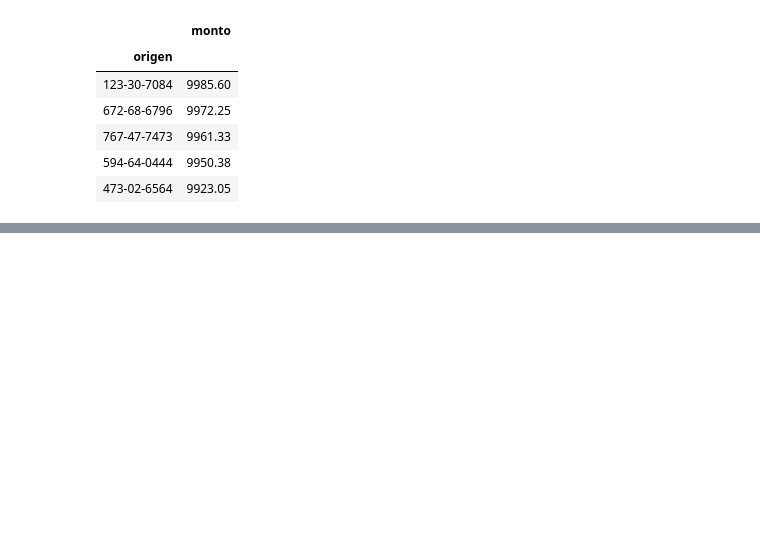
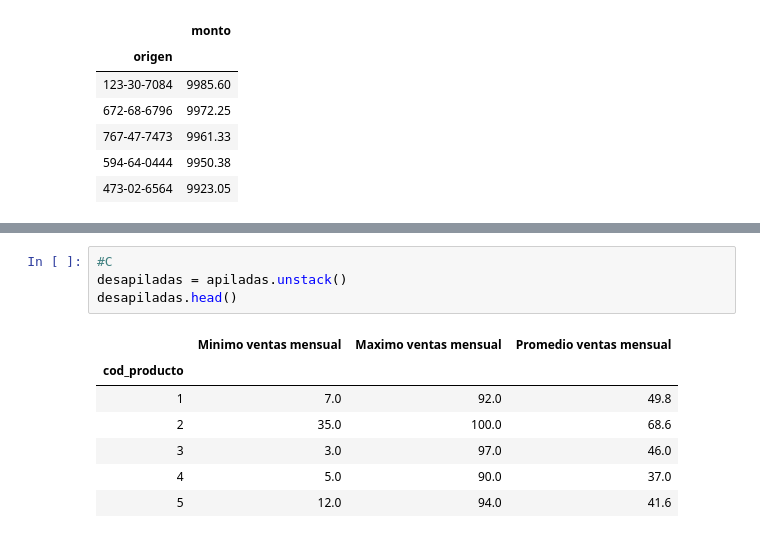
Before and after one commit to diegobalestieri/Datos---guias, a Jupyter notebook: Pandas/GuiaPandas.ipynb, the cells around one changed output, grey strips where cells are left out. Drawn from its saved outputs; the diff is of its cells as text; blank space fills up the shorter version.

```diff
--- a/Pandas/GuiaPandas.ipynb
+++ b/Pandas/GuiaPandas.ipynb
@@ -187,0 +233,12 @@ transacciones.loc[transacciones["tipo"]==maximo.iloc[0]].nlargest(5, columns="mo
+# %%
+#C
+desapiladas = apiladas.unstack()
+desapiladas.head()
+# %% [output]
+|  | Minimo ventas mensual | Maximo ventas mensual | Promedio ventas mensual |
+| cod_producto |  |  |  |
+| 1 | 7.0 | 92.0 | 49.8 |
+| 2 | 35.0 | 100.0 | 68.6 |
+| 3 | 3.0 | 97.0 | 46.0 |
+| 4 | 5.0 | 90.0 | 37.0 |
+| 5 | 12.0 | 94.0 | 41.6 |
```
Also changed, not shown: parts of 6 cells of this notebook.
